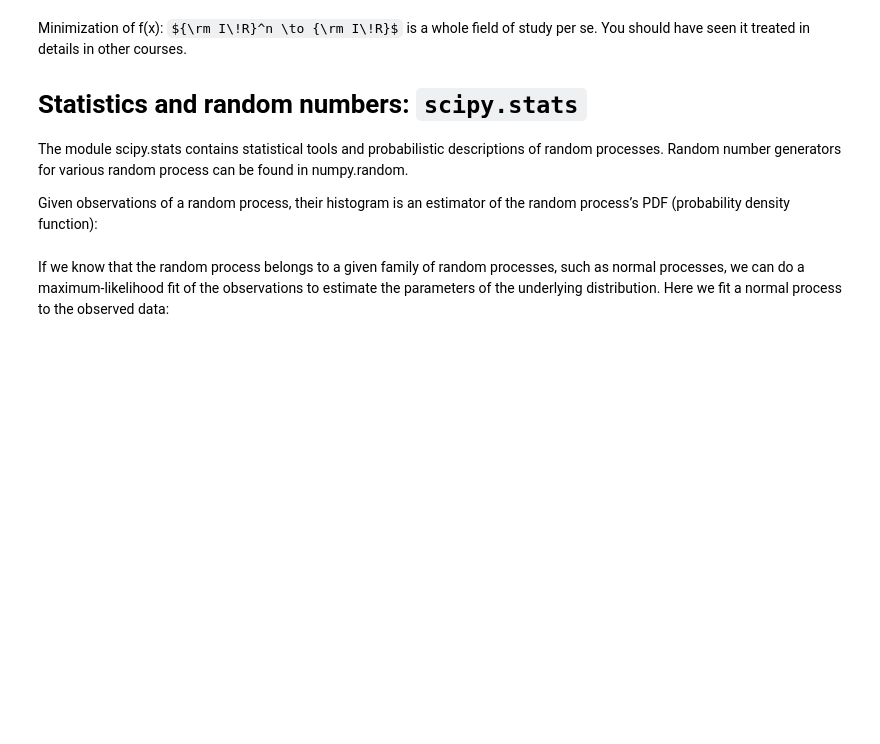
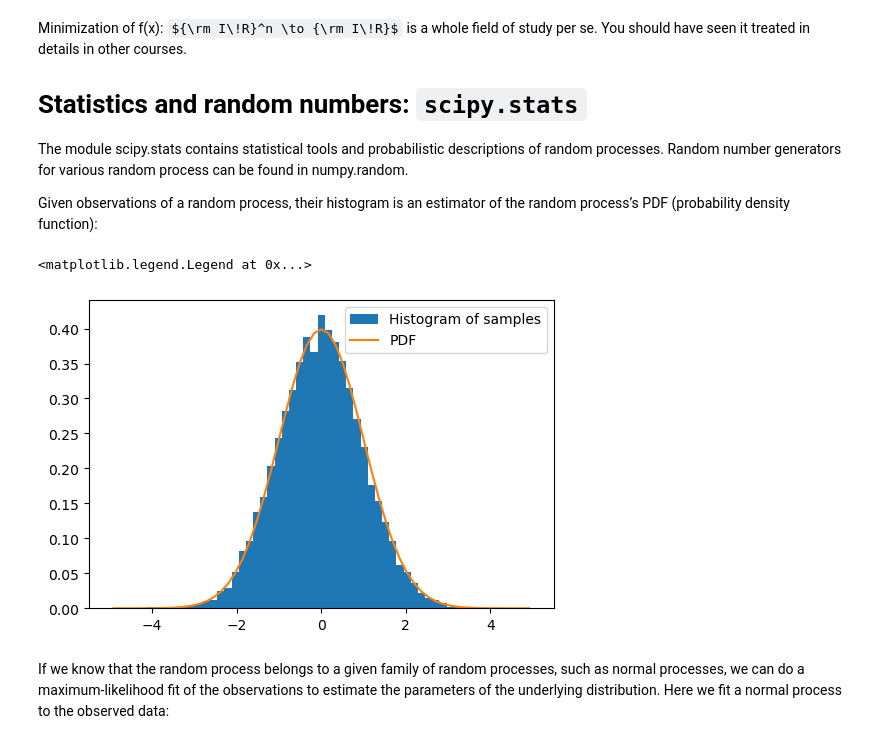
Before and after one commit to adrianorellanamontes/LaboratoryOfComputationalPhysics_Y8, a Jupyter notebook: 09_Algorithms.ipynb, the cells around one changed output. Drawn from its saved outputs; the diff is of its cells as text; code cells hidden in the pictures; some formulas as TeX source; blank space fills up the shorter version.

```diff
--- a/09_Algorithms.ipynb
+++ b/09_Algorithms.ipynb
@@ -189,20 +280,23 @@ Given observations of a random process, their histogram is an estimator of the r
 # %%
 # Sample from a normal distribution using numpy's random number generator
 samples = np.random.normal(size=10000)
 
 # Compute a histogram of the sample
 bins = np.linspace(-5, 5, 60)
 
 # Compute the PDF on the bin centers from scipy distribution object
 from scipy import stats
 bin_centers = 0.5*(bins[1:] + bins[:-1])
-pdf = stats.norm.pdf(bin_centers)
+pdf = stats.norm.pdf(bin_centers, loc=0, scale=1) # We could ignore " loc " and " scale " parameters as those are the default values.
 
 from matplotlib import pyplot as plt
 plt.figure(figsize=(6, 4))
-_,_,_ = plt.hist(samples, bins, label="Histogram of samples", density=True)
+_,_,_ = plt.hist(samples, bins, label="Histogram of samples", density=True) # " Density " is in order to have a normalized histogram.
 plt.plot(bin_centers, pdf, label="PDF")
 plt.legend()
+# %% [output]
+<matplotlib.legend.Legend at 0x...>
+[figure, added]
 # %% [markdown]
 If we know that the random process belongs to a given family of random processes, such as normal processes, we can do a maximum-likelihood fit of the observations to estimate the parameters of the underlying distribution. Here we fit a normal process to the observed data:
 # %%
```
Also changed, not shown: parts of 37 cells of this notebook, 1 other file.
